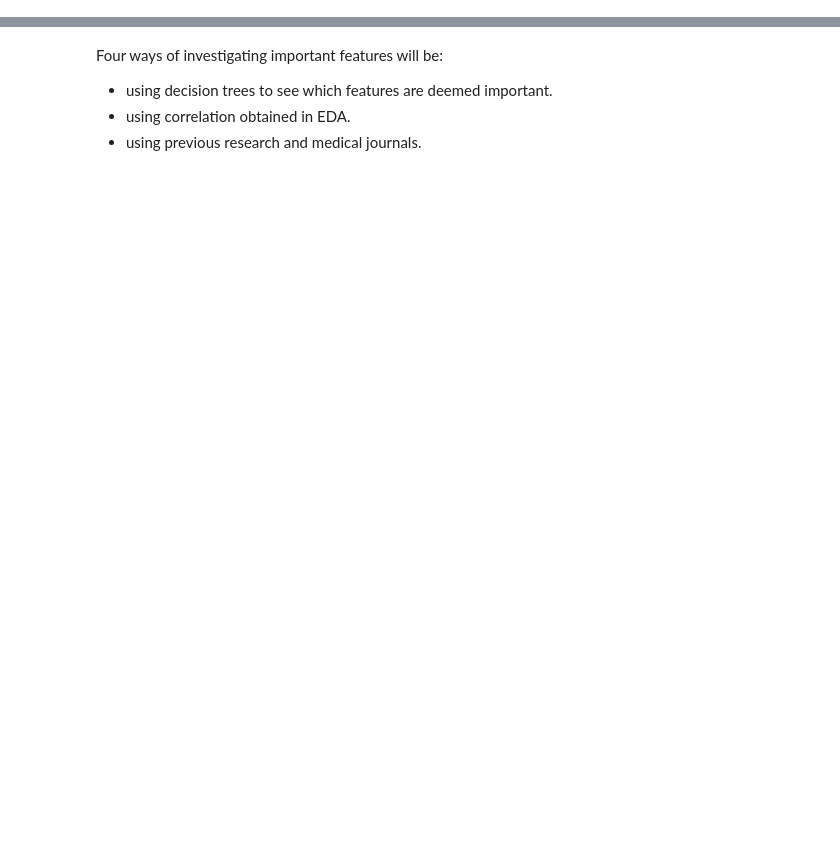
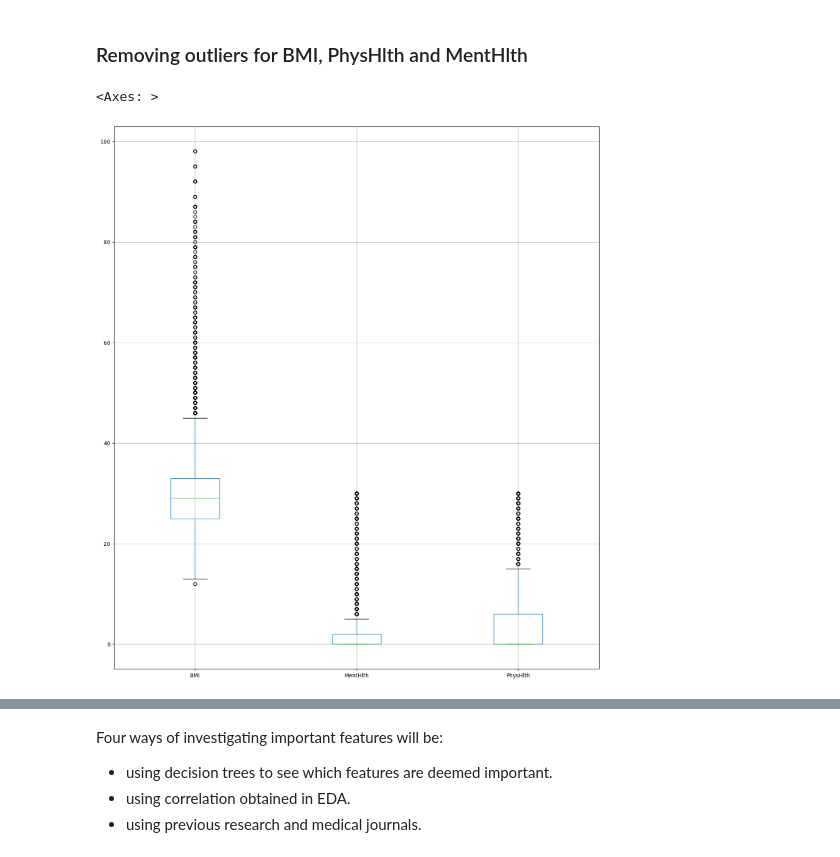
Before and after one commit to thuyr13/DS_2ndreport, a Jupyter notebook: Feature Engineering.ipynb, the cells around one changed output, grey strips where cells are left out. Drawn from its saved outputs; the diff is of its cells as text; code cells hidden in the pictures; blank space fills up the shorter version.

```diff
--- a/Feature Engineering.ipynb
+++ b/Feature Engineering.ipynb
@@ -0,0 +34,14 @@
+# %%
+# Near-zero variance
+
+from sklearn.feature_selection import VarianceThreshold
+
+tr= VarianceThreshold(threshold=0.1)
+
+tr.fit(diabetes) # applying threshold
+
+feature_nzv=tr.get_support(indices=True) #getting indices with no nzv features
+data_nzv=diabetes.columns[feature_nzv] # getting column names.
+data_p_nzv=diabetes[data_nzv] # filtered data.
+
+data_p_nzv.shape
@@ -0,0 +66,8 @@
+# %% [markdown]
+<h3>Removing outliers for BMI, PhysHlth and MentHlth</h3>
+# %%
+plt.figure(figsize=(16, 18))
+data_p_nzv[['BMI','MentHlth','PhysHlth']].boxplot()
+# %% [output]
+<Axes: >
+[figure, added]
```
Also changed, not shown: parts of 15 cells of this notebook, 2 other files.
